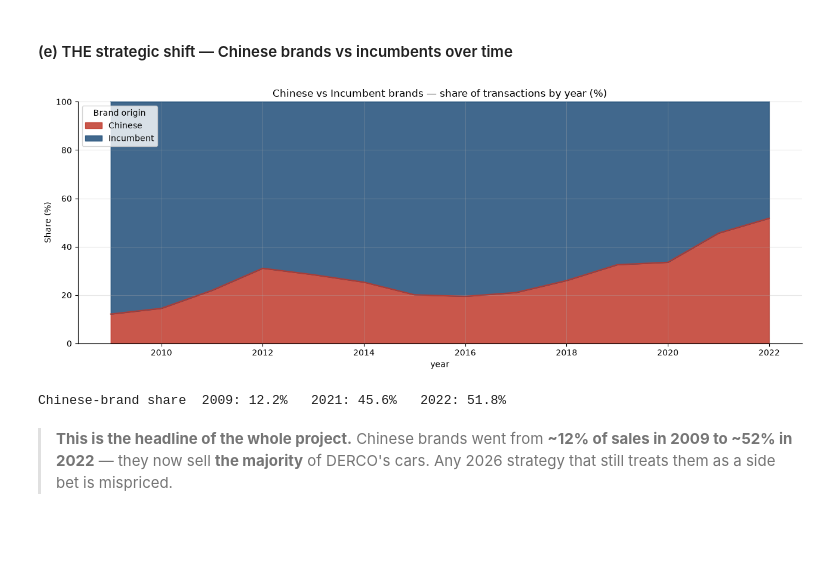
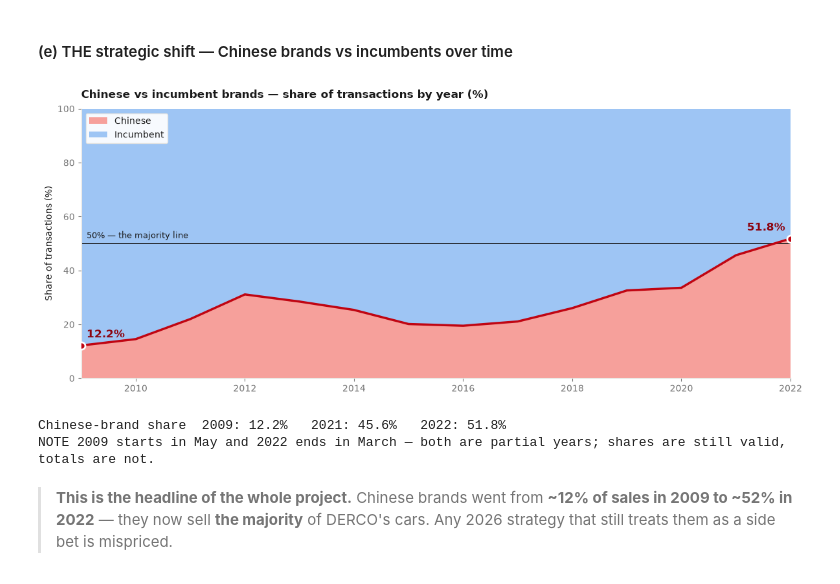
Before and after one commit to Bato21/Derco-Chile-Sales, a Jupyter notebook: notebooks/BI2026_FinalProject.ipynb, the cells around one changed output. Drawn from its saved outputs; the diff is of its cells as text; code cells hidden in the pictures; blank space fills up the shorter version.

```diff
--- a/notebooks/BI2026_FinalProject.ipynb
+++ b/notebooks/BI2026_FinalProject.ipynb
@@ -274,8 +295,21 @@ share = (brand / brand.sum() * 100).round(1)
 brand_summary = pd.DataFrame({'transactions': brand, 'share_%': share})
 display(brand_summary)
 
-ax = brand.sort_values().plot(kind='barh', color=DERCO_BLUE)
-ax.set_title('Transactions by brand, 2009-2022'); ax.set_xlabel('Transactions')
+# Colour carries the strategic split (Chinese vs incumbent), not the bar's own rank —
+# bar length already encodes volume, so the hue is free to encode brand origin.
+origin_of = df.drop_duplicates('marca').set_index('marca').brand_origin
+plot_order = brand.sort_values()
+colors = [RED if origin_of[m] == 'Chinese' else BLUE for m in plot_order.index]
+
+fig, ax = plt.subplots(figsize=(9, 4.6))
+ax.barh(plot_order.index, plot_order.values, color=colors, height=.62)
+for name, v in plot_order.items():                      # direct labels: the value is readable without the axis
+    ax.text(v + brand.max() * .012, name, f'{share[name]:.1f}%', va='center', color=MUTED, fontsize=9)
+ax.set_title('Transactions by brand, 2009–2022')
+ax.set_xlabel('Transactions'); ax.set_xlim(0, brand.max() * 1.12)
+ax.grid(axis='y', visible=False)
+ax.legend(handles=[Patch(facecolor=RED, label='Chinese brand'),
+                   Patch(facecolor=BLUE, label='Incumbent brand')], loc='lower right')
 plt.tight_layout(); plt.show()
 # %% [output]
 |  | transactions | share_% |
@@ -341,17 +417,34 @@ Peak month: 8 | Lowest month: 4
 # %%
 origin_yr = (df.groupby(['year','brand_origin']).size()
                .unstack(fill_value=0))
 origin_share = origin_yr.div(origin_yr.sum(axis=1), axis=0) * 100
 
-ax = origin_share.plot(kind='area', stacked=True, color=[DERCO_RED, DERCO_BLUE], alpha=.85, figsize=(13,5))
-ax.set_title('Chinese vs Incumbent brands — share of transactions by year (%)')
-ax.set_ylabel('Share (%)'); ax.set_ylim(0,100); ax.legend(title='Brand origin', loc='upper left')
+fig, ax = plt.subplots(figsize=(12, 5))
+ax.stackplot(origin_share.index, origin_share['Chinese'], origin_share['Incumbent'],
+             colors=[RED_FILL, BLUE_FILL], labels=['Chinese', 'Incumbent'])
+# the saturated hue rides the boundary as a thin line; the block itself stays light
+ax.plot(origin_share.index, origin_share['Chinese'], color=RED, linewidth=2.5, zorder=3)
+ax.axhline(50, color=INK, linewidth=1.2, zorder=2)
+ax.text(origin_share.index[0] + .1, 52, '50% — the majority line', color=INK, fontsize=9)
+# selective direct labels: the two endpoints, not every point
+for yr, dx, ha in ((origin_share.index[0], 6, 'left'), (origin_share.index[-1], -6, 'right')):
+    v = origin_share.loc[yr, 'Chinese']
+    ax.annotate(f'{v:.1f}%', xy=(yr, v), xytext=(dx, 9), textcoords='offset points',
+                color='#8c0410', fontweight='bold', fontsize=12, ha=ha, zorder=4)
+    ax.plot([yr], [v], 'o', color=RED, markersize=8, markeredgecolor='white',
+            markeredgewidth=2, zorder=4)
+ax.set_title('Chinese vs incumbent brands — share of transactions by year (%)')
+ax.set_ylabel('Share of transactions (%)'); ax.set_ylim(0, 100)
+ax.set_xlim(origin_share.index.min(), origin_share.index.max())
+ax.grid(visible=False); ax.legend(loc='upper left', frameon=True, facecolor='white', framealpha=.92, edgecolor=GRID)
 plt.tight_layout(); plt.show()
 print('Chinese-brand share  2009: {:.1f}%   2021: {:.1f}%   2022: {:.1f}%'.format(
       origin_share.loc[2009,'Chinese'], origin_share.loc[2021,'Chinese'], origin_share.loc[2022,'Chinese']))
+print('NOTE 2009 starts in May and 2022 ends in March — both are partial years; shares are still valid, totals are not.')
 # %% [output]
-[figure, old version]
+[figure, new version]
 Chinese-brand share  2009: 12.2%   2021: 45.6%   2022: 51.8%
+NOTE 2009 starts in May and 2022 ends in March — both are partial years; shares are still valid, totals are not.
 # %% [markdown]
 > **This is the headline of the whole project.** Chinese brands went from **~12% of sales in 2009 to ~52% in 2022** —
 > they now sell **the majority** of DERCO's cars. Any 2026 strategy that still treats them as a side bet is mispriced.
```
Also changed, not shown: parts of 21 cells of this notebook, 10 other files.
